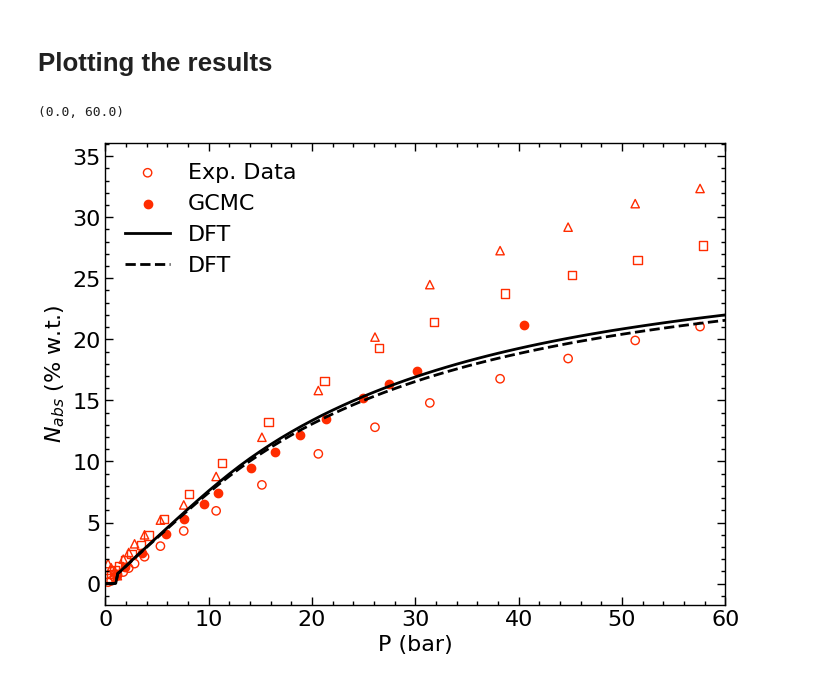
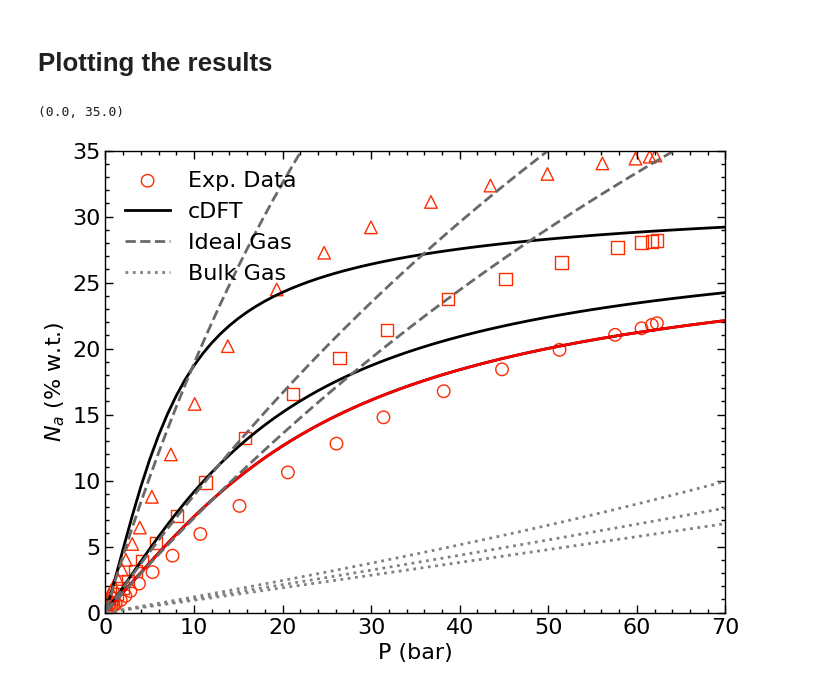
Before and after one commit to elvissoares/PyDFTlj, a Jupyter notebook: examples/Example5-Adsorption3D_on_MOFs.ipynb, the cells around one changed output. Drawn from its saved outputs; the diff is of its cells as text; code cells hidden in the pictures.

```diff
--- a/examples/Example5-Adsorption3D_on_MOFs.ipynb
+++ b/examples/Example5-Adsorption3D_on_MOFs.ipynb
@@ -262,11 +247,23 @@ Wall time: 18min 43s
 # %%
 Marray = mff*Nadsarray
+
+Nbulkarray = rhobarray*Vpore
+Mbulk = mff*Nbulkarray
+# %%
+Nidealarray = rhobarray*torch.exp(-DFT.beta*DFT.Vext[:,:,:].cpu()).sum().numpy()*DFT.dV
+Midealarray = mff*Nidealarray
 # %%
 Nexcarray = Nadsarray - rhobarray*Vpore
 Mexcarray = Nexcarray*mff
 # %%
 df = pd.DataFrame()
 df['Pressure (bar)'] = pbararray
+df['Bulk adsorption (molecules/uc)'] = Nbulkarray
+df['Bulk adsorption (%w.t.)'] = 100*Mbulk/(mss+Mbulk)
+df['Bulk adsorption (cm^3 STP/cm^3)'] = 1e30*(kB*273.15/101325)*Nbulkarray/Vcell
+df['Ideal adsorption (molecules/uc)'] = Nidealarray
+df['Ideal adsorption (%w.t.)'] = 100*Midealarray/(mss+Midealarray)
+df['Ideal adsorption (cm^3 STP/cm^3)'] = 1e30*(kB*273.15/101325)*Nidealarray/Vcell
 df['Absolute adsorption (molecules/uc)'] = Nadsarray
 df['Absolute adsorption (mg/g)'] = 1e3*Marray/mss
 df['Absolute adsorption (%w.t.)'] = 100*Marray/(mss+Marray)
@@ -303,5 +300,8 @@ df.to_csv('dft-results-'+structure_name+'-'+fluid_molecule+'-'+fluid_forcefield+
 # %%
-dft_data = pd.read_pickle('dft-results-'+structure_name+'-'+fluid_molecule+'-SoftSAFT-DREIDING-T='+str(kT)+'K-N=64.pickle')
+dft240K_data = pd.read_csv('dft-results-'+structure_name+'-'+fluid_molecule+'-PCSAFT-DREIDING-T=240.0K-N=32.dat',sep='\t')
+dft270K_data = pd.read_csv('dft-results-'+structure_name+'-'+fluid_molecule+'-PCSAFT-DREIDING-T=270.0K-N=32.dat',sep='\t')
+dft300K32_data = pd.read_csv('dft-results-'+structure_name+'-'+fluid_molecule+'-TraPPE-DREIDING-T=300.0K-N=32.dat',sep='\t')
+dft300K64_data = pd.read_csv('dft-results-'+structure_name+'-'+fluid_molecule+'-TraPPE-DREIDING-T=300.0K-N=64.dat',sep='\t')
 # %% [markdown]
 # Plotting the results
 # %%
@@ -310,16 +309,29 @@ gcmc_data = pd.read_pickle('gcmc_isotherm.pickle')
 # %%
+plt.rcParams["lines.markersize"] = 9
+
 plt.scatter(exp_data['P(bar)-300K'],exp_data['Na(%wt)-300K'],marker='o',edgecolors='C3',facecolors='none',label='Exp. Data')
 plt.scatter(exp_data['P(bar)-270K'],exp_data['Na(%wt)-270K'],marker='s',edgecolors='C3',facecolors='none')
-plt.scatter(exp_data['P(bar)-300K'],exp_data['Na(%wt)-240K'],marker='^',edgecolors='C3',facecolors='none')
+plt.scatter(exp_data['P(bar)-240K'],exp_data['Na(%wt)-240K'],marker='^',edgecolors='C3',facecolors='none')
 
-plt.scatter(gcmc_data['Pressure [bar]'],1e-3*100*gcmc_data['Absolute adsorption [mg/g]'],marker='o',color='C3',label='GCMC')
+plt.plot(dft240K_data['Pressure (bar)'],dft240K_data['Absolute adsorption (%w.t.)'],'-',color='k',label='cDFT')
+plt.plot(dft270K_data['Pressure (bar)'],dft270K_data['Absolute adsorption (%w.t.)'],'-',color='k')
+plt.plot(dft300K32_data['Pressure (bar)'],dft300K32_data['Absolute adsorption (%w.t.)'],'-',color='k')
 
-plt.plot(df['Pressure (bar)'],df['Absolute adsorption (%w.t.)'],'-',color='k',label='DFT')
-plt.plot(dft_data['Pressure (bar)'],dft_data['Absolute adsorption (%w.t.)'],'--',color='k',label='DFT')
-plt.legend(loc='best')
+plt.plot(df['Pressure (bar)'],df['Absolute adsorption (%w.t.)'],'-',color='red')
+
+plt.plot(dft240K_data['Pressure (bar)'],dft240K_data['Ideal adsorption (%w.t.)'],'--',color='dimgrey')
+plt.plot(dft270K_data['Pressure (bar)'],dft270K_data['Ideal adsorption (%w.t.)'],'--',color='dimgrey')
+plt.plot(dft300K32_data['Pressure (bar)'],dft300K32_data['Ideal adsorption (%w.t.)'],'--',color='dimgrey',label='Ideal Gas')
+
+plt.plot(dft240K_data['Pressure (bar)'],dft240K_data['Bulk adsorption (%w.t.)'],':',color='grey')
+plt.plot(dft270K_data['Pressure (bar)'],dft270K_data['Bulk adsorption (%w.t.)'],':',color='grey')
+plt.plot(dft300K32_data['Pressure (bar)'],dft300K32_data['Bulk adsorption (%w.t.)'],':',color='grey',label='Bulk Gas')
+
+plt.legend(loc='upper left')
 plt.xlabel('P (bar)')
-plt.ylabel('$N_{abs}$ (% w.t.)')
-plt.xlim(0,60)
+plt.ylabel('$N_a$ (% w.t.)')
+plt.xlim(0,70)
+plt.ylim(0,35)
 # %% [output]
-(0.0, 60.0)
+(0.0, 35.0)
-[figure, old version]
+[figure, new version]
```
Also changed, not shown: parts of 33 cells of this notebook, 5 other files.
